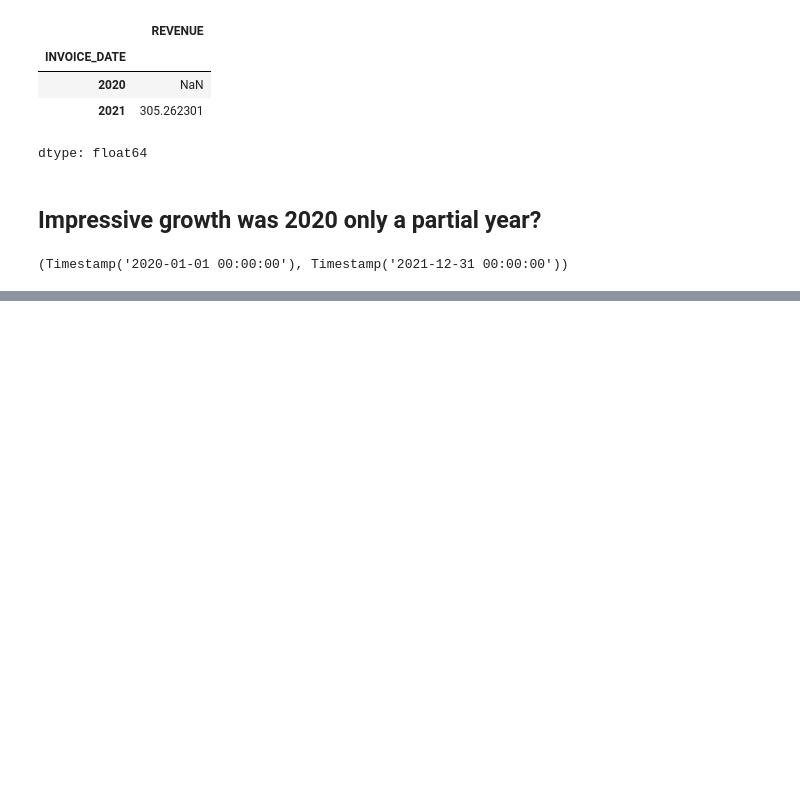
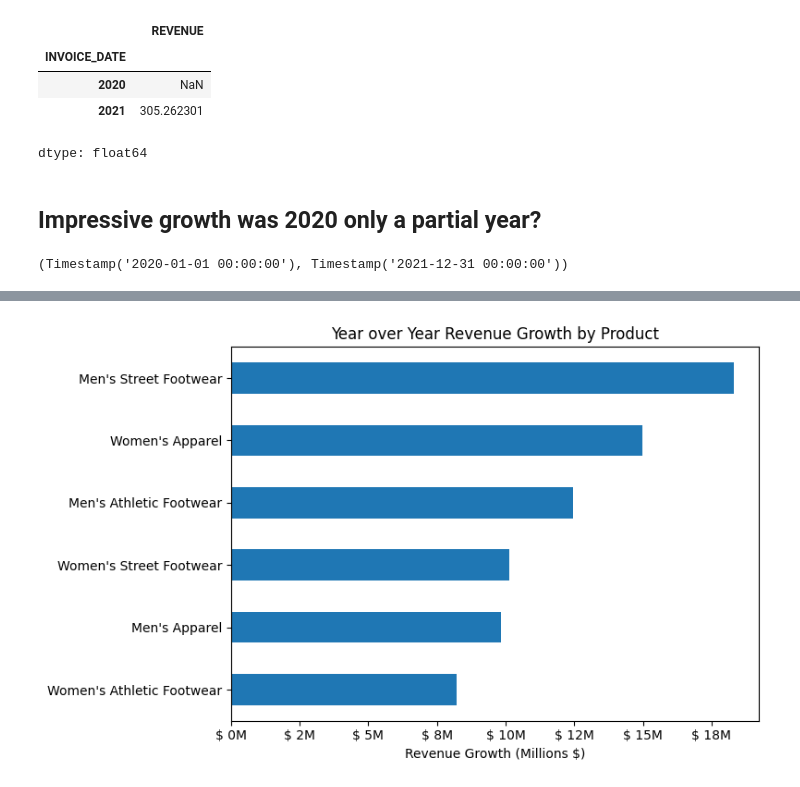
Before and after one commit to Cory-Suhr/rush-sales-analysis-final-project, a Jupyter notebook: rush_sales_analysis.ipynb, the cells around one changed output, grey strips where cells are left out. Saved outputs shown, nothing was run; the diff lists cells and outputs as text; code cells hidden in the pictures; blank space fills up the shorter version.

```diff
--- a/rush_sales_analysis.ipynb
+++ b/rush_sales_analysis.ipynb
@@ -837,0 +877,14 @@ retailer_product_pct
+# %%
+# Chart 2 product growth 2020 to 2021 horizontal bar chart
+product_yoy['Growth ($)'].sort_values().plot(
+    kind='barh',
+    figsize=(8,5)
+)
+
+plt.title('Year over Year Revenue Growth by Product')
+plt.xlabel('Revenue Growth (Millions $)')
+plt.ylabel('')
+plt.gca().xaxis.set_major_formatter(FuncFormatter(lambda x, pos: f'${x/1_000_000: .0f}M'))
+plt.tight_layout()
+# %% [output]
+[figure, added]
```
Also changed, not shown: parts of 8 cells of this notebook.
